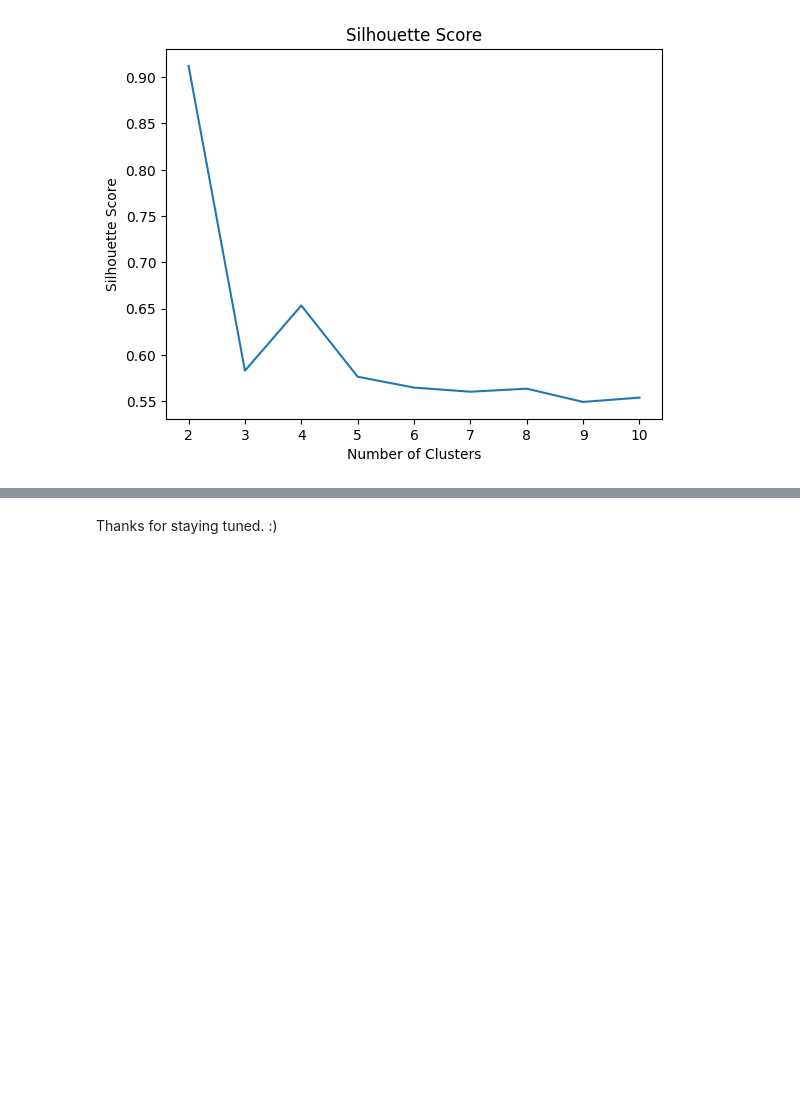
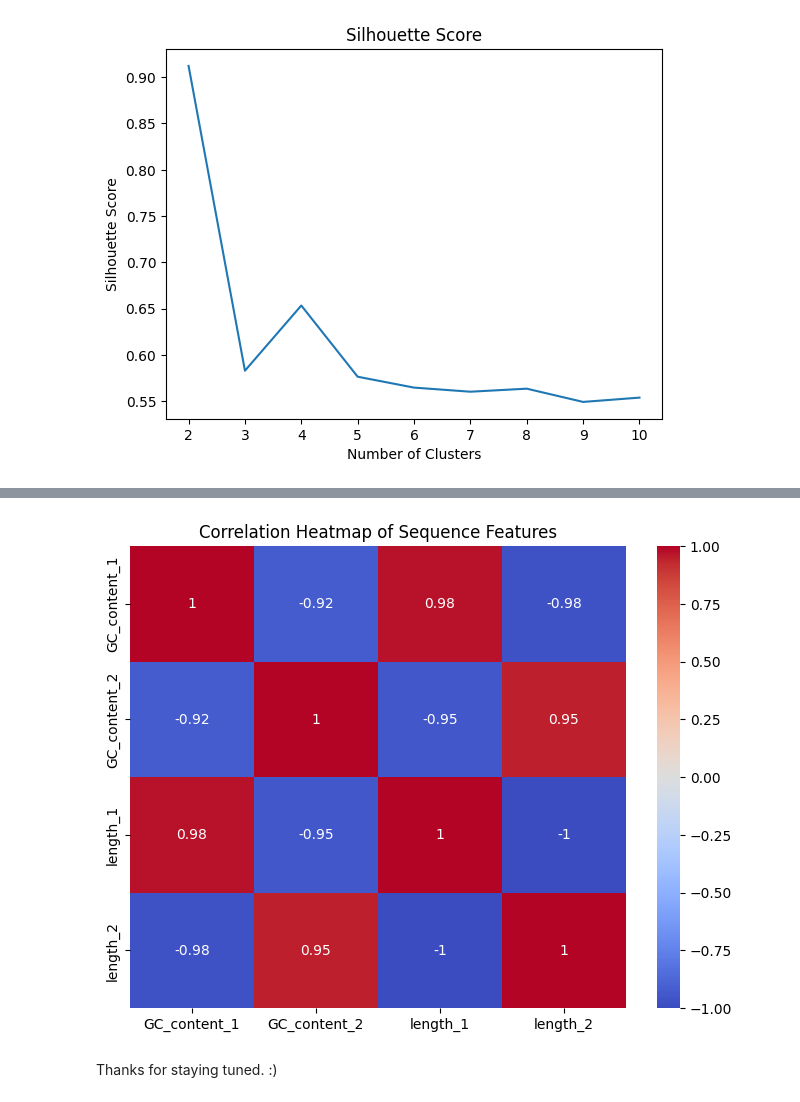
Before and after one commit to molecools/molecular-docking, a Jupyter notebook: geneseq_biopy.ipynb, the cells around one changed output, grey strips where cells are left out. Saved outputs shown, nothing was run; the diff lists cells and outputs as text; code cells hidden in the pictures; blank space fills up the shorter version.

```diff
--- a/geneseq_biopy.ipynb
+++ b/geneseq_biopy.ipynb
@@ -488,2 +492,19 @@ print(melting_temp)
+# %%
+import seaborn as sns
+import matplotlib.pyplot as plt
+
+# Select relevant columns for the heatmap
+heatmap_data = df[['GC_content_1', 'GC_content_2', 'length_1', 'length_2']]
+
+# Calculate the correlation matrix
+correlation_matrix = heatmap_data.corr()
+
+# Create the heatmap
+plt.figure(figsize=(8, 6))  # Adjust figure size if needed
+sns.heatmap(correlation_matrix, annot=True, cmap='coolwarm')
+plt.title('Correlation Heatmap of Sequence Features')
+plt.show()
+# %% [output]
+[figure, added]
 # %% [markdown]
 Thanks for staying tuned. :)
```
Also changed, not shown: parts of 6 cells of this notebook.
